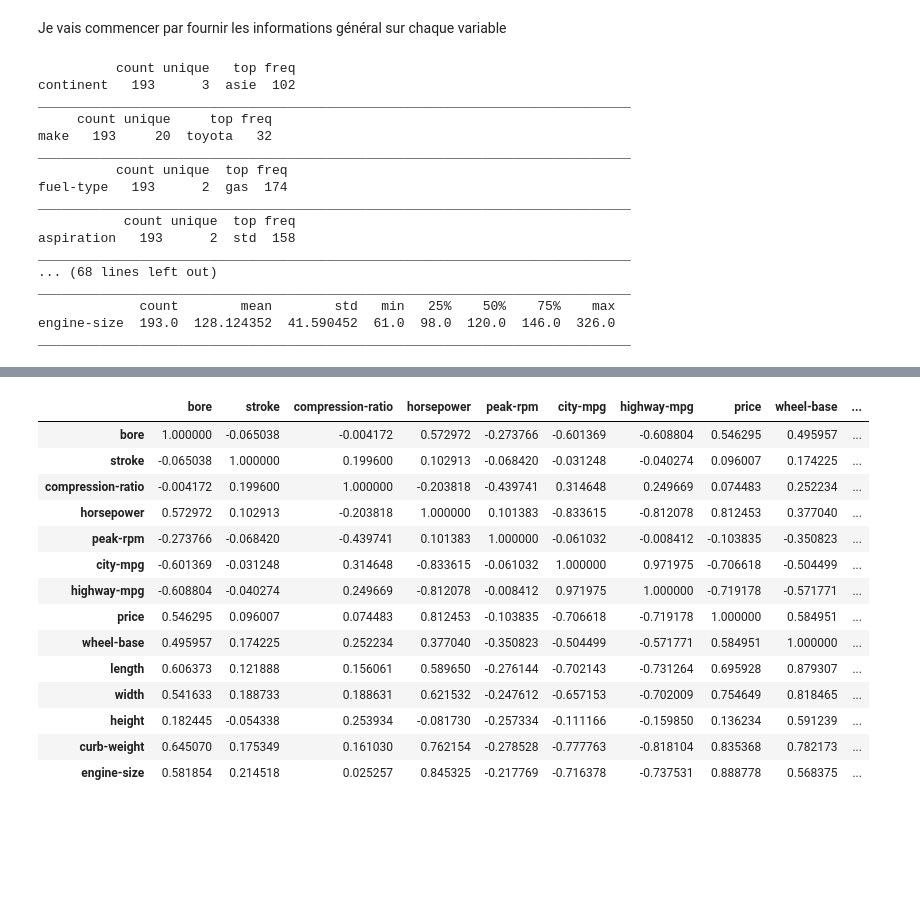
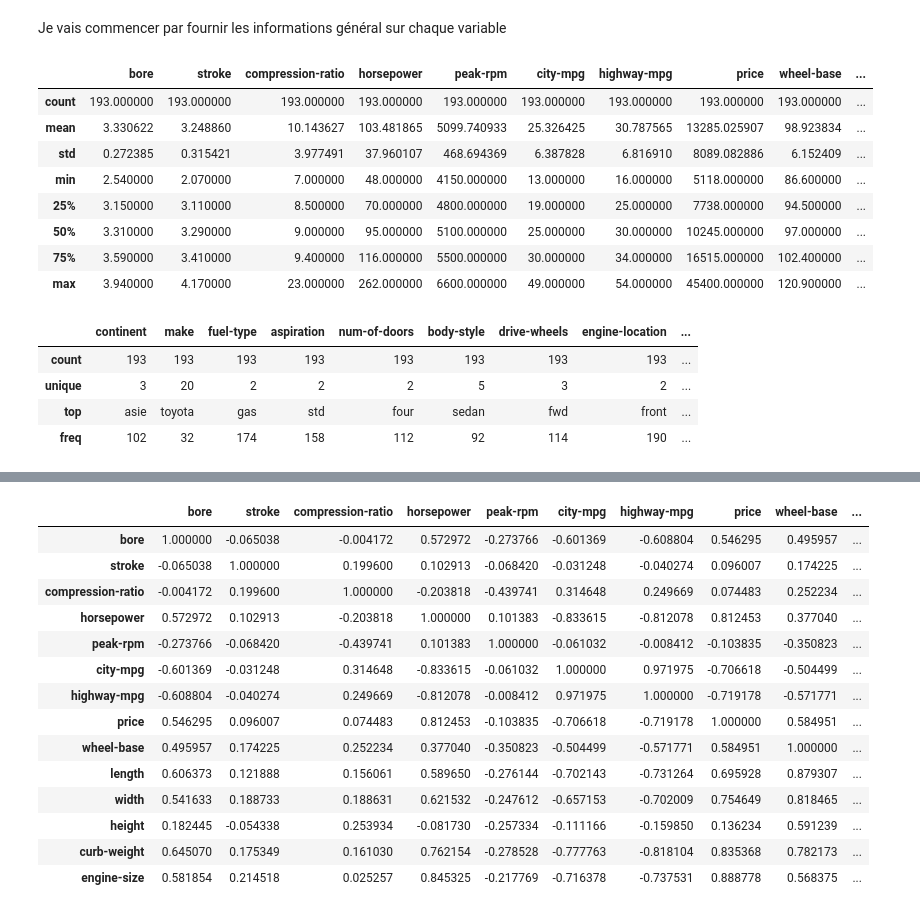
Before and after one commit to YoussefSA2/Projet_Data, a Jupyter notebook: Projet.ipynb, the cells around one changed output, grey strips where cells are left out. Drawn from its saved outputs; the diff is of its cells as text; code cells hidden in the pictures; blank space fills up the shorter version.

```diff
--- a/Projet.ipynb
+++ b/Projet.ipynb
@@ -62,25 +66,23 @@ Maintenant que nos données sont pretes on va commencer par effectuer une Analys
 # %% [markdown]
 
 Je vais commencer par fournir les informations général sur chaque variable
-# %%
-for v in dataset.columns:
-    print((pd.DataFrame(dataset[v].describe()).T))
-    print("____________________________________________________________________________")
-# %% [output]
-          count unique   top freq
-continent   193      3  asie  102
-____________________________________________________________________________
-     count unique     top freq
-make   193     20  toyota   32
-____________________________________________________________________________
-          count unique  top freq
-fuel-type   193      2  gas  174
-____________________________________________________________________________
-           count unique  top freq
-aspiration   193      2  std  158
-____________________________________________________________________________
-... (68 lines left out)
-____________________________________________________________________________
-             count        mean        std   min   25%    50%    75%    max
-engine-size  193.0  128.124352  41.590452  61.0  98.0  120.0  146.0  326.0
-____________________________________________________________________________
+# %%
+dataset[quanti].describe()
+# %% [output]
+|  | bore | stroke | compression-ratio | horsepower | peak-rpm | city-mpg | highway-mpg | price | wheel-base | ... |
+| count | 193.000000 | 193.000000 | 193.000000 | 193.000000 | 193.000000 | 193.000000 | 193.000000 | 193.000000 | 193.000000 | ... |
+| mean | 3.330622 | 3.248860 | 10.143627 | 103.481865 | 5099.740933 | 25.326425 | 30.787565 | 13285.025907 | 98.923834 | ... |
+| std | 0.272385 | 0.315421 | 3.977491 | 37.960107 | 468.694369 | 6.387828 | 6.816910 | 8089.082886 | 6.152409 | ... |
+| min | 2.540000 | 2.070000 | 7.000000 | 48.000000 | 4150.000000 | 13.000000 | 16.000000 | 5118.000000 | 86.600000 | ... |
+| 25% | 3.150000 | 3.110000 | 8.500000 | 70.000000 | 4800.000000 | 19.000000 | 25.000000 | 7738.000000 | 94.500000 | ... |
+| 50% | 3.310000 | 3.290000 | 9.000000 | 95.000000 | 5100.000000 | 25.000000 | 30.000000 | 10245.000000 | 97.000000 | ... |
+| 75% | 3.590000 | 3.410000 | 9.400000 | 116.000000 | 5500.000000 | 30.000000 | 34.000000 | 16515.000000 | 102.400000 | ... |
+| max | 3.940000 | 4.170000 | 23.000000 | 262.000000 | 6600.000000 | 49.000000 | 54.000000 | 45400.000000 | 120.900000 | ... |
+# %%
+dataset[quali].describe()
+# %% [output]
+|  | continent | make | fuel-type | aspiration | num-of-doors | body-style | drive-wheels | engine-location | ... |
+| count | 193 | 193 | 193 | 193 | 193 | 193 | 193 | 193 | ... |
+| unique | 3 | 20 | 2 | 2 | 2 | 5 | 3 | 2 | ... |
+| top | asie | toyota | gas | std | four | sedan | fwd | front | ... |
+| freq | 102 | 32 | 174 | 158 | 112 | 92 | 114 | 190 | ... |
```
Also changed, not shown: parts of 25 cells of this notebook.
